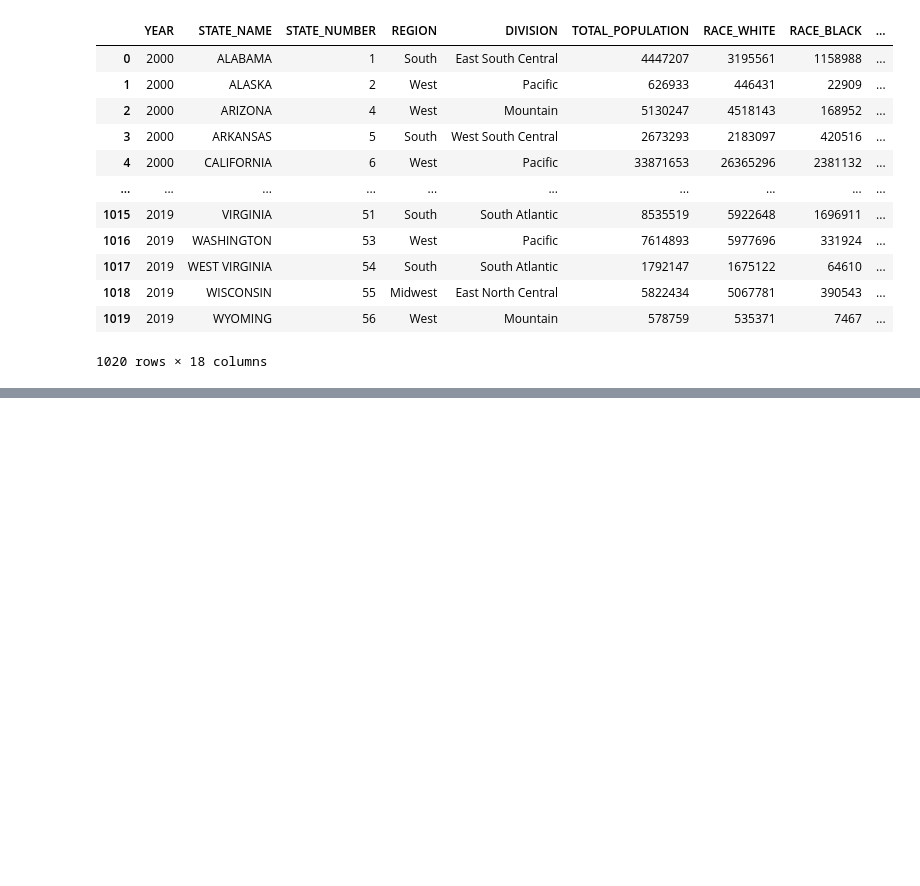
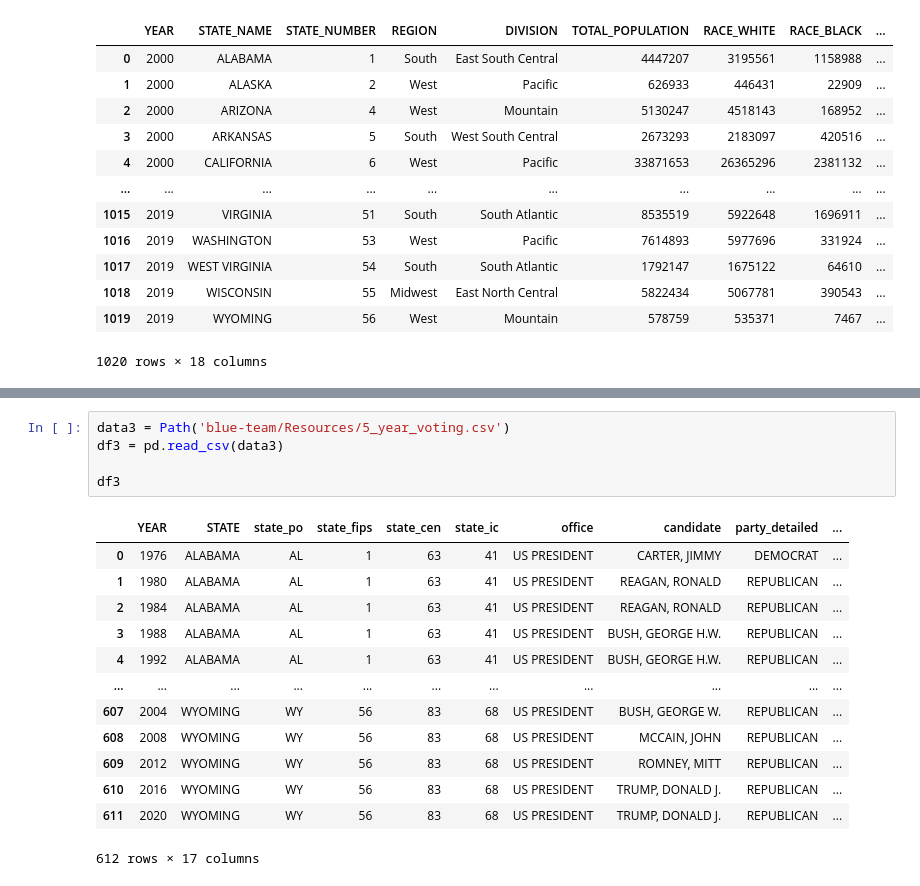
Before and after one commit to jipearson/blue-team, a Jupyter notebook: Model_with_data-Merging.ipynb, the cells around one changed output, grey strips where cells are left out. Drawn from its saved outputs; the diff is of its cells as text; blank space fills up the shorter version.

```diff
--- a/Model_with_data-Merging.ipynb
+++ b/Model_with_data-Merging.ipynb
@@ -86,0 +196,19 @@ merged_df
+# %%
+data3 = Path('blue-team/Resources/5_year_voting.csv')
+df3 = pd.read_csv(data3)
+
+df3
+# %% [output]
+|  | YEAR | STATE | state_po | state_fips | state_cen | state_ic | office | candidate | party_detailed | ... |
+| 0 | 1976 | ALABAMA | AL | 1 | 63 | 41 | US PRESIDENT | CARTER, JIMMY | DEMOCRAT | ... |
+| 1 | 1980 | ALABAMA | AL | 1 | 63 | 41 | US PRESIDENT | REAGAN, RONALD | REPUBLICAN | ... |
+| 2 | 1984 | ALABAMA | AL | 1 | 63 | 41 | US PRESIDENT | REAGAN, RONALD | REPUBLICAN | ... |
+| 3 | 1988 | ALABAMA | AL | 1 | 63 | 41 | US PRESIDENT | BUSH, GEORGE H.W. | REPUBLICAN | ... |
+| 4 | 1992 | ALABAMA | AL | 1 | 63 | 41 | US PRESIDENT | BUSH, GEORGE H.W. | REPUBLICAN | ... |
+| ... | ... | ... | ... | ... | ... | ... | ... | ... | ... | ... |
+| 607 | 2004 | WYOMING | WY | 56 | 83 | 68 | US PRESIDENT | BUSH, GEORGE W. | REPUBLICAN | ... |
+| 608 | 2008 | WYOMING | WY | 56 | 83 | 68 | US PRESIDENT | MCCAIN, JOHN | REPUBLICAN | ... |
+| 609 | 2012 | WYOMING | WY | 56 | 83 | 68 | US PRESIDENT | ROMNEY, MITT | REPUBLICAN | ... |
+| 610 | 2016 | WYOMING | WY | 56 | 83 | 68 | US PRESIDENT | TRUMP, DONALD J. | REPUBLICAN | ... |
+| 611 | 2020 | WYOMING | WY | 56 | 83 | 68 | US PRESIDENT | TRUMP, DONALD J. | REPUBLICAN | ... |
+612 rows × 17 columns
```
Also changed, not shown: parts of 21 cells of this notebook.
